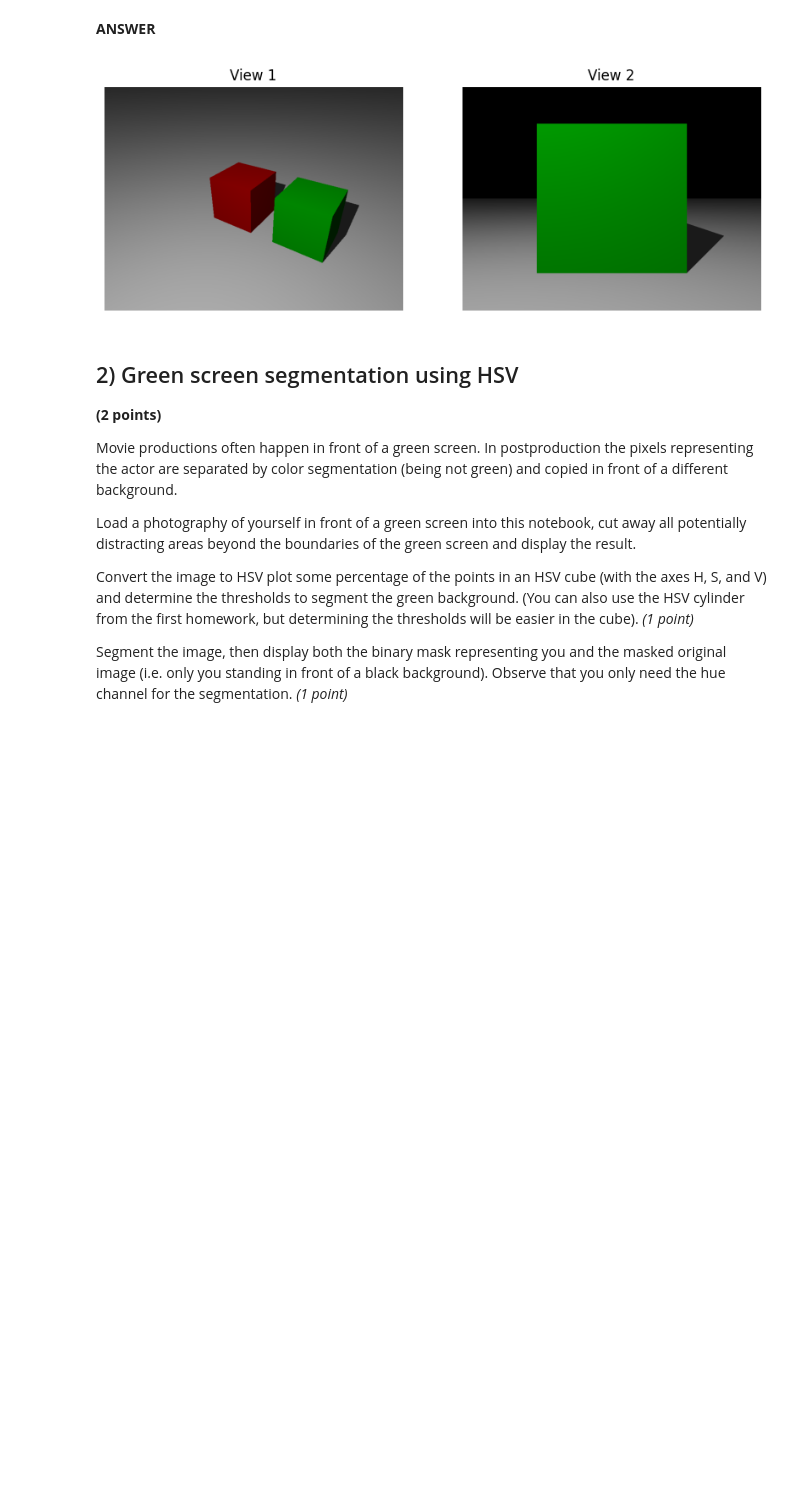
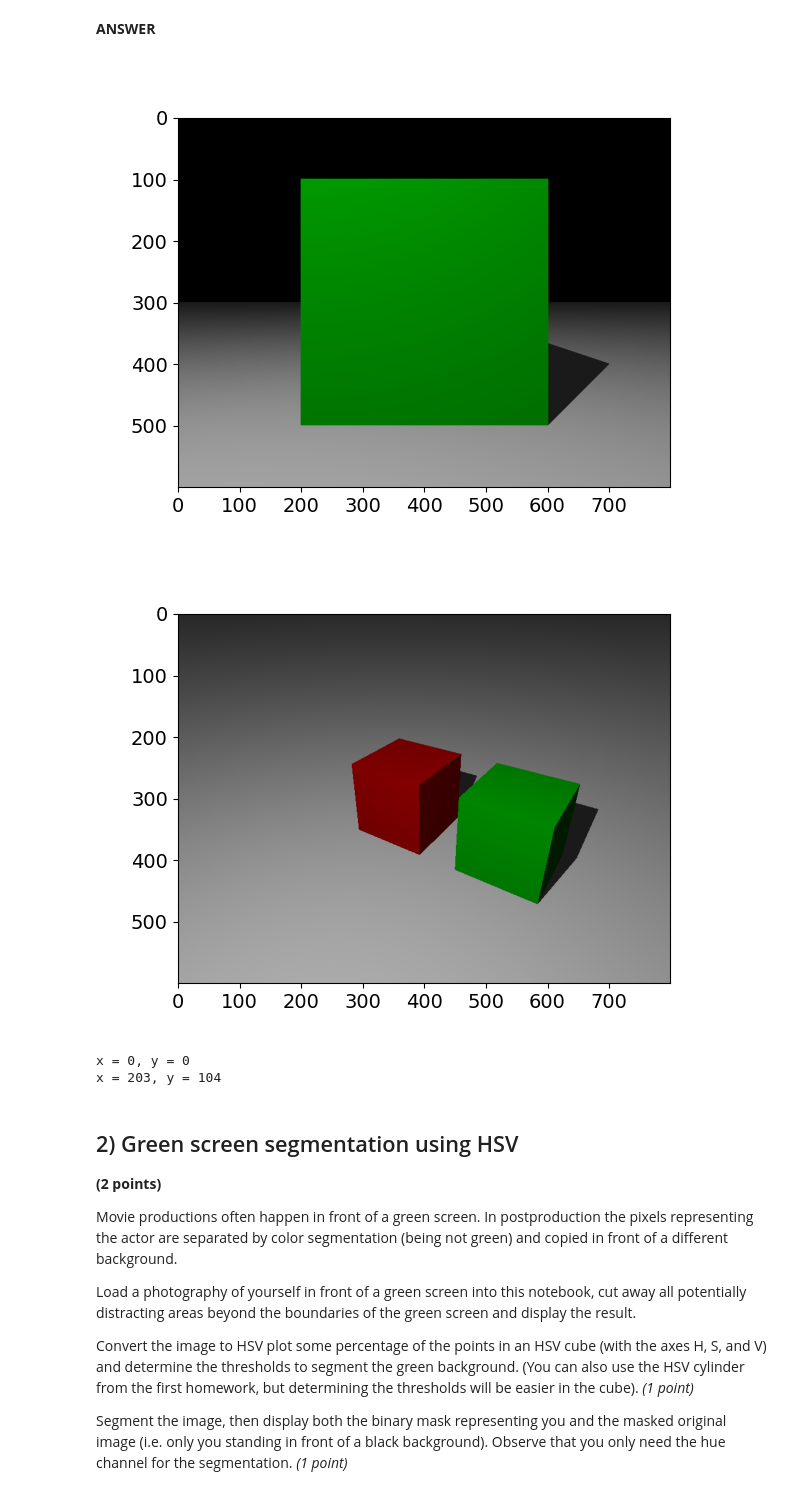
Before and after one commit to Matty-7/CS302-ComputerVision, a Jupyter notebook: CV_HW_3/Homework_3.ipynb, the cells around one changed output. Saved outputs shown, nothing was run; the diff lists cells and outputs as text; code cells hidden in the pictures; blank space fills up the shorter version.

```diff
--- a/CV_HW_3/Homework_3.ipynb
+++ b/CV_HW_3/Homework_3.ipynb
@@ -29,23 +29,39 @@ Load and show the two images in your notebook. For submission of your homework y
 **b)**  We want to compute a homography that creates another side view from image 1). In order to do so, you need to first determine the coordinates of the side face (which in the second image is facing the camera) in both image 1) and 2). These four pairs of coordinates allow you to compute the homography and then warp the perspective of image 1). (*2 points*)
 # %% [markdown]
 **ANSWER**
-# %%
-# (a)
-import matplotlib.image as mpimg
-
-img1 = mpimg.imread('../view1.png')
-img2 = mpimg.imread('../view2.png')
-
-fig, ax = plt.subplots(1, 2, figsize=(10, 5))
-ax[0].imshow(img1)
-ax[0].axis('off')
-ax[0].set_title('View 1')
-ax[1].imshow(img2)
-ax[1].axis('off')
-ax[1].set_title('View 2')
-plt.show()
-# %% [output]
-[figure, removed]
+# %%
+# (a)
+%matplotlib widget
+import matplotlib.image as mpimg
+
+img1 = mpimg.imread('../view1.png')
+img2 = mpimg.imread('../view2.png')
+
+coords_view1 = []
+coords_view2 = []
+
+def onclick(event, coords, ax):
+    ix, iy = event.xdata, event.ydata
+    coords.append((ix, iy))
+    print('x = %d, y = %d'%(ix, iy))
+    plt.scatter([ix], [iy], c='red', marker='x')
+    ax.annotate(f'({int(ix)}, {int(iy)})', (ix, iy), color='white')
+    plt.draw()
+
+fig1, ax1 = plt.subplots()
+ax1.imshow(img1)
+fig1.canvas.mpl_connect('button_press_event', lambda event: onclick(event, coords_view1, ax1))
+
+fig2, ax2 = plt.subplots()
+ax2.imshow(img2)
+fig2.canvas.mpl_connect('button_press_event', lambda event: onclick(event, coords_view2, ax2))
+
+plt.show()
+# %% [output]
+[figure, added]
+[figure, added]
+x = 0, y = 0
+x = 203, y = 104
 # %% [markdown]
 ## 2) Green screen segmentation using HSV
 **(2 points)**
```
